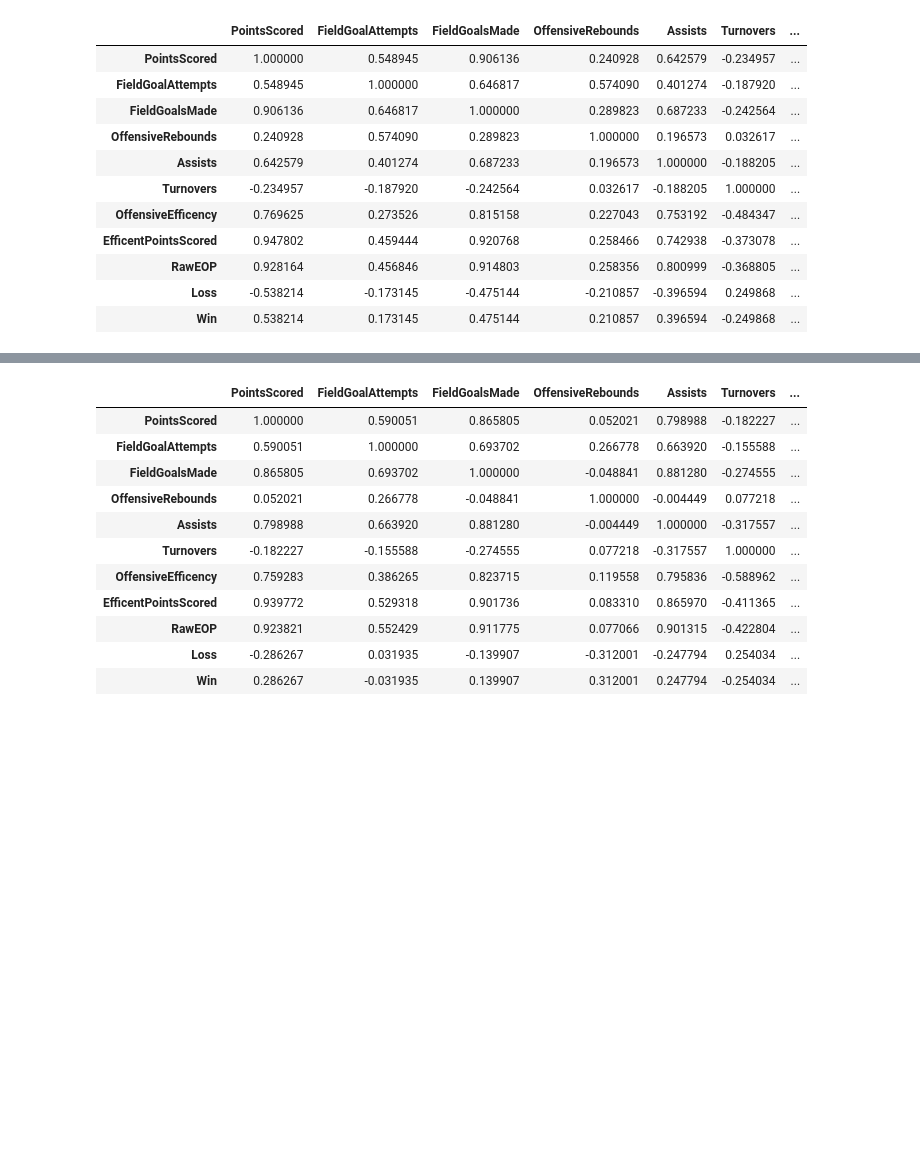
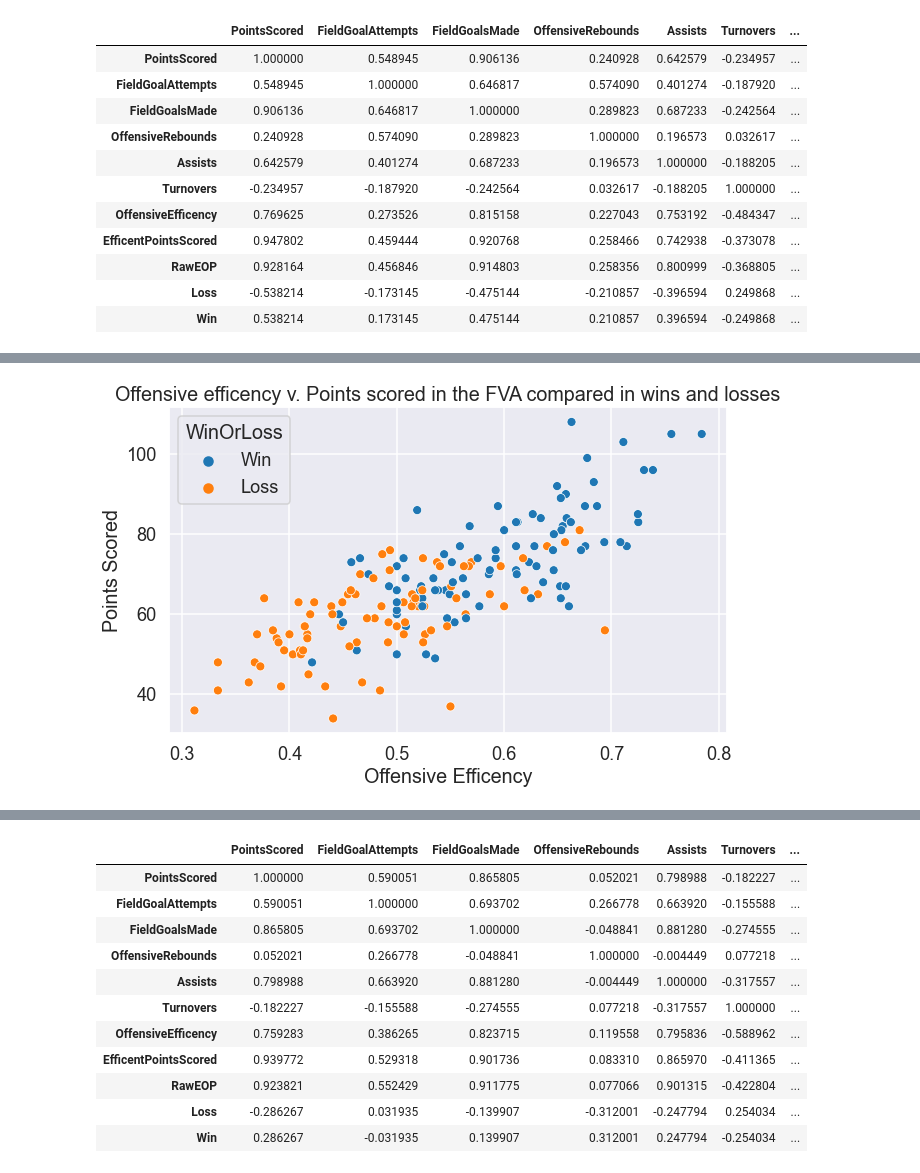
Before and after one commit to jreckin/FunAnalyticalStuff, a Jupyter notebook: offensive_efficency.ipynb, the cells around one changed output, grey strips where cells are left out. Cells and saved outputs as stored; diff of their text form; code cells hidden in the pictures; blank space fills up the shorter version.

```diff
--- a/offensive_efficency.ipynb
+++ b/offensive_efficency.ipynb
@@ -112,0 +111,12 @@ plt.show()
+# %%
+# Create visual for offensive efficency v. points scored
+plt.figure(figsize=(10,6))
+sns.scatterplot(x="OffensiveEfficency",
+                y="PointsScored",
+                hue="WinOrLoss",
+                data=efficency_fva)
+plt.xlabel("Offensive Efficency")
+plt.ylabel("Points Scored")
+plt.title("Offensive efficency v. Points scored in the FVA compared in wins and losses");
+# %% [output]
+[figure, added]
```
Also changed, not shown: parts of 10 cells of this notebook.
